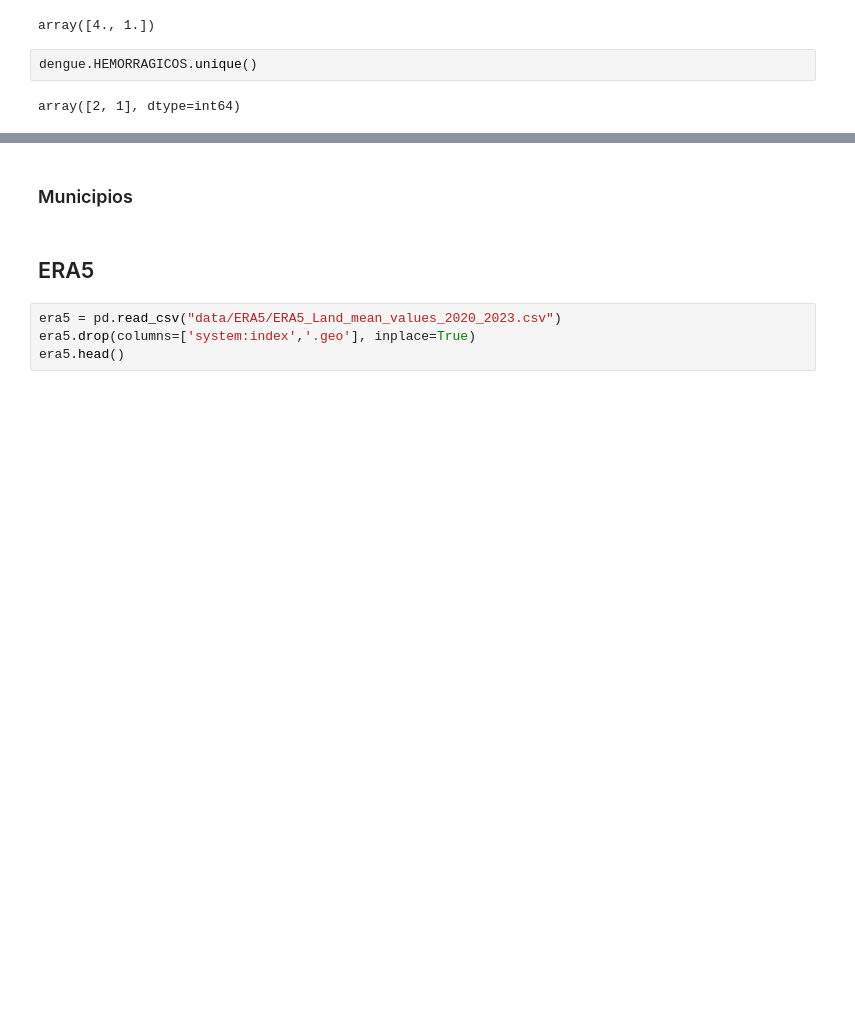
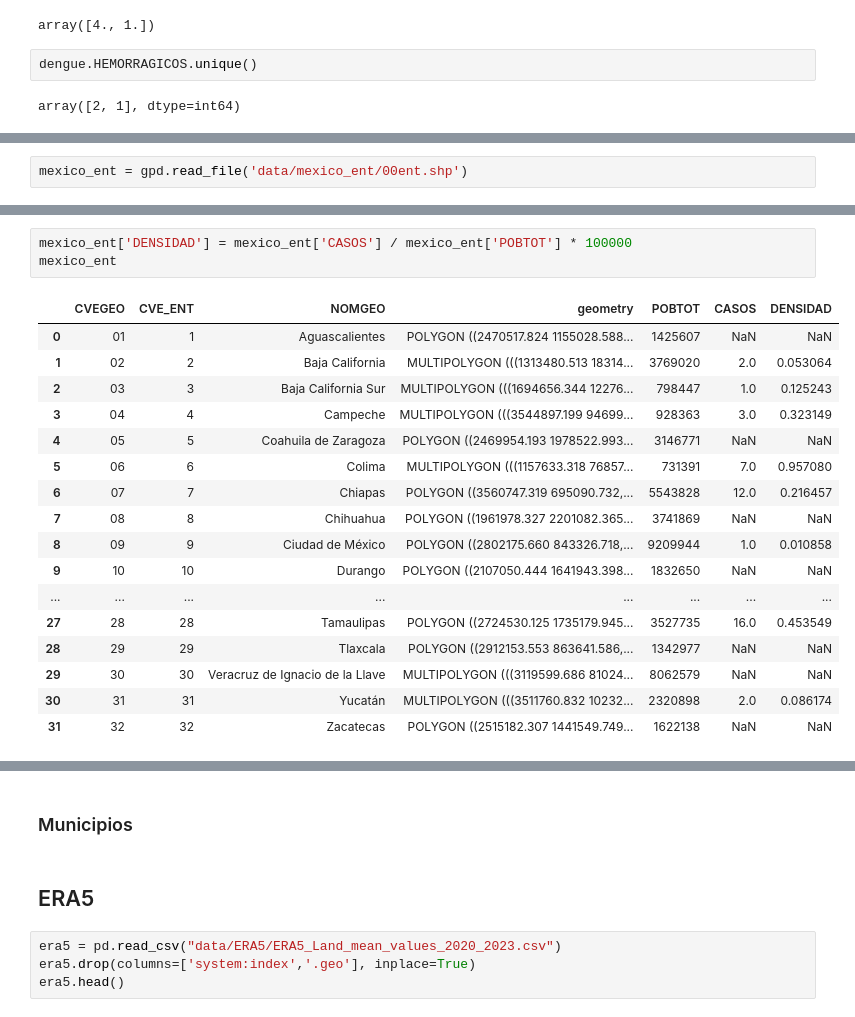
Before and after one commit to pcorner10/denguetemp2022, a Jupyter notebook: main_2023.ipynb, the cells around one changed output, grey strips where cells are left out. Saved outputs shown, nothing was run; the diff lists cells and outputs as text; blank space fills up the shorter version.

```diff
--- a/main_2023.ipynb
+++ b/main_2023.ipynb
@@ -164,0 +136,2 @@ Name: ENTIDAD_RES, dtype: float64
+# %%
+mexico_ent = gpd.read_file('data/mexico_ent/00ent.shp')
@@ -164,0 +159,21 @@ Name: ENTIDAD_RES, dtype: float64
+# %%
+mexico_ent['DENSIDAD'] = mexico_ent['CASOS'] / mexico_ent['POBTOT'] * 100000
+mexico_ent
+# %% [output]
+|  | CVEGEO | CVE_ENT | NOMGEO | geometry | POBTOT | CASOS | DENSIDAD |
+| 0 | 01 | 1 | Aguascalientes | POLYGON ((2470517.824 1155028.588... | 1425607 | NaN | NaN |
+| 1 | 02 | 2 | Baja California | MULTIPOLYGON (((1313480.513 18314... | 3769020 | 2.0 | 0.053064 |
+| 2 | 03 | 3 | Baja California Sur | MULTIPOLYGON (((1694656.344 12276... | 798447 | 1.0 | 0.125243 |
+| 3 | 04 | 4 | Campeche | MULTIPOLYGON (((3544897.199 94699... | 928363 | 3.0 | 0.323149 |
+| 4 | 05 | 5 | Coahuila de Zaragoza | POLYGON ((2469954.193 1978522.993... | 3146771 | NaN | NaN |
+| 5 | 06 | 6 | Colima | MULTIPOLYGON (((1157633.318 76857... | 731391 | 7.0 | 0.957080 |
+| 6 | 07 | 7 | Chiapas | POLYGON ((3560747.319 695090.732,... | 5543828 | 12.0 | 0.216457 |
+| 7 | 08 | 8 | Chihuahua | POLYGON ((1961978.327 2201082.365... | 3741869 | NaN | NaN |
+| 8 | 09 | 9 | Ciudad de México | POLYGON ((2802175.660 843326.718,... | 9209944 | 1.0 | 0.010858 |
+| 9 | 10 | 10 | Durango | POLYGON ((2107050.444 1641943.398... | 1832650 | NaN | NaN |
+| ... | ... | ... | ... | ... | ... | ... | ... |
+| 27 | 28 | 28 | Tamaulipas | POLYGON ((2724530.125 1735179.945... | 3527735 | 16.0 | 0.453549 |
+| 28 | 29 | 29 | Tlaxcala | POLYGON ((2912153.553 863641.586,... | 1342977 | NaN | NaN |
+| 29 | 30 | 30 | Veracruz de Ignacio de la Llave | MULTIPOLYGON (((3119599.686 81024... | 8062579 | NaN | NaN |
+| 30 | 31 | 31 | Yucatán | MULTIPOLYGON (((3511760.832 10232... | 2320898 | 2.0 | 0.086174 |
+| 31 | 32 | 32 | Zacatecas | POLYGON ((2515182.307 1441549.749... | 1622138 | NaN | NaN |
```
Also changed, not shown: parts of 10 cells of this notebook, 6 other files.
